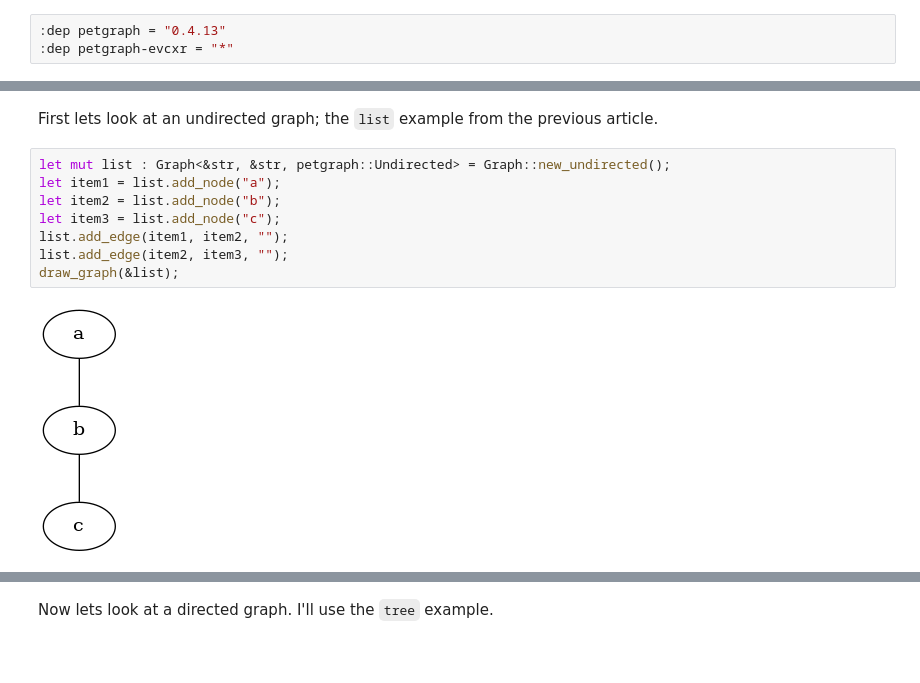
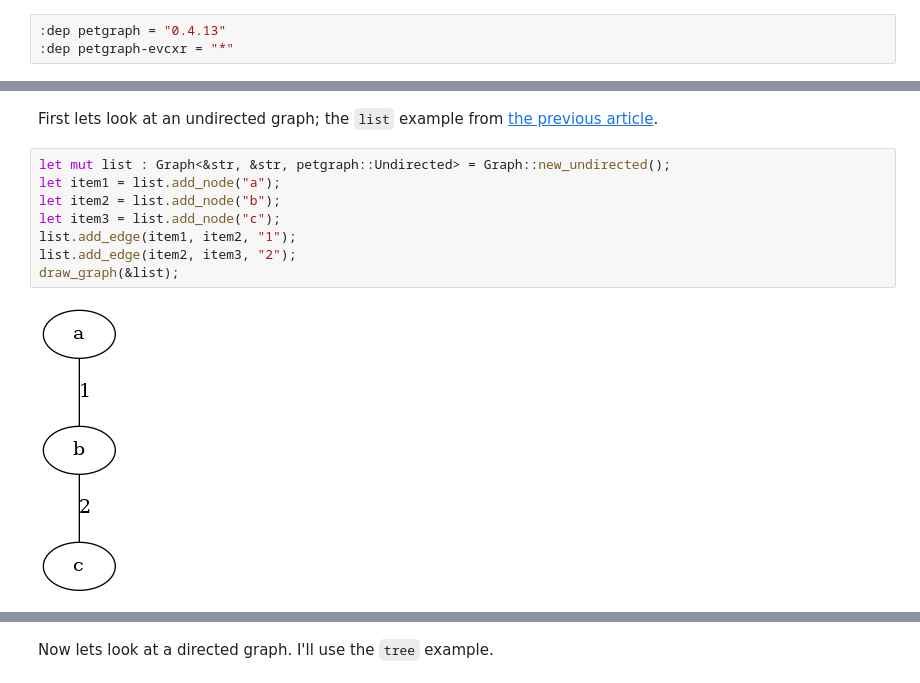
Before and after one commit to timthelion/rust-jupyter, a Jupyter notebook: petgraph-internals.ipynb, the cells around one changed output, grey strips where cells are left out. Drawn from its saved outputs; the diff is of its cells as text; blank space fills up the shorter version.

Commit message:
Work on petgraph internals

```diff
--- a/petgraph-internals.ipynb
+++ b/petgraph-internals.ipynb
@@ -155,17 +155,17 @@ fn visualize_graph_internals<N, E, Ty, Ix>(g: &Graph<N, E, Ty, Ix>) -> Graph<Str
     v
 }
 # %% [markdown]
-First lets look at an undirected graph; the `list` example from the previous article.
+First lets look at an undirected graph; the `list` example from [the previous article](./petgraph_review.html).
 # %%
 let mut list : Graph<&str, &str, petgraph::Undirected> = Graph::new_undirected();
 let item1 = list.add_node("a");
 let item2 = list.add_node("b");
 let item3 = list.add_node("c");
-list.add_edge(item1, item2, "");
-list.add_edge(item2, item3, "");
+list.add_edge(item1, item2, "1");
+list.add_edge(item2, item3, "2");
 draw_graph(&list);
 # %% [output]
-[figure, old version]
+[figure, new version]
 # %%
 draw_graph(&visualize_graph_internals(&list));
 # %% [output]
```
Also changed, not shown: parts of 14 cells of this notebook.
